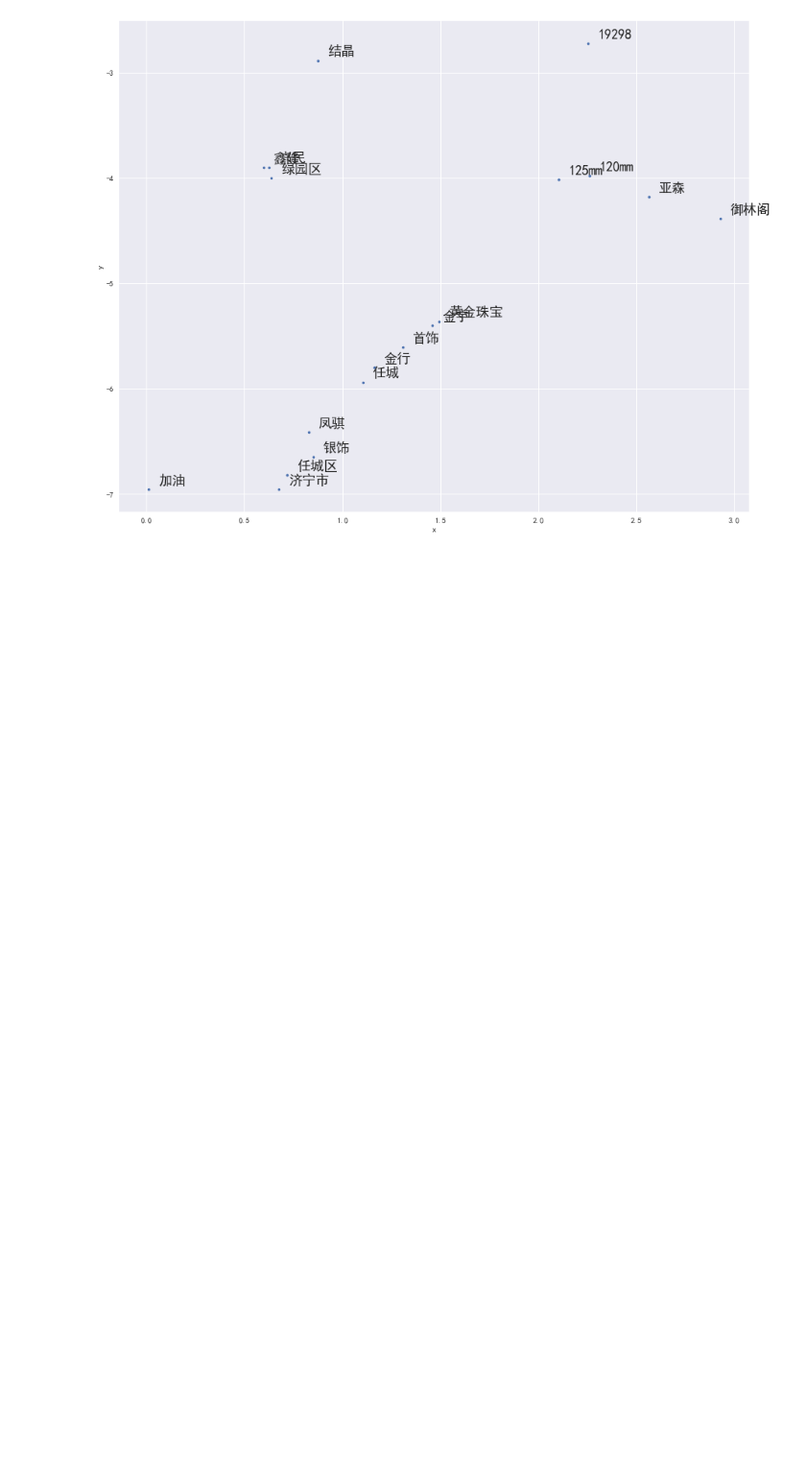
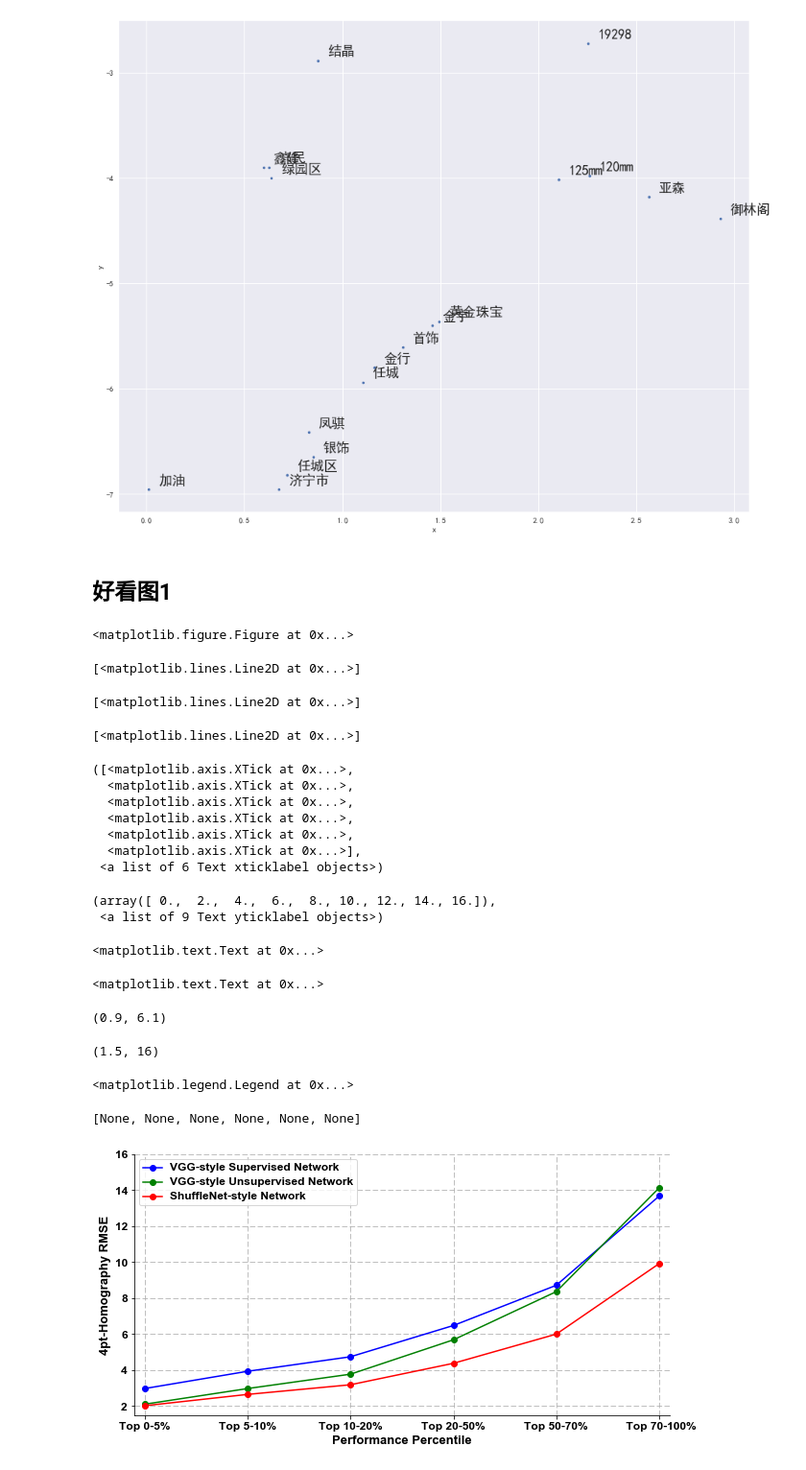
Before and after one commit to cyzLoveDream/bylw, a Jupyter notebook: jupyter/matplot.ipynb, the cells around one changed output. Shown: that part at 96% size. Saved outputs shown, nothing was run; the diff lists cells and outputs as text; code cells hidden in the pictures; blank space fills up the shorter version.

```diff
--- a/jupyter/matplot.ipynb
+++ b/jupyter/matplot.ipynb
@@ -74,3 +74,5 @@ plot_region(x_bounds=(0, 3), y_bounds=(-7.5, -2.5))
 plt.show()
 # %% [output]
 [figure]
+# %% [markdown]
+## 好看图1
@@ -76,0 +83,58 @@ plt.show()
+# %%
+plt.rcParams['font.sans-serif'] = ['Arial']  # 如果要显示中文字体,则在此处设为：SimHei
+plt.rcParams['axes.unicode_minus'] = False  # 显示负号
+x = np.array([1, 2, 3, 4, 5, 6])
+VGG_supervised = np.array([2.9749694, 3.9357018, 4.7440844, 6.482254, 8.720203, 13.687582])
+VGG_unsupervised = np.array([2.1044724, 2.9757383, 3.7754183, 5.686206, 8.367847, 14.144531])
+ourNetwork = np.array([2.0205495, 2.6509762, 3.1876223, 4.380781, 6.004548, 9.9298])
+# label在图示(legend)中显示。若为数学公式,则最好在字符串前后添加"$"符号
+# color：b:blue、g:green、r:red、c:cyan、m:magenta、y:yellow、k:black、w:white、、、
+# 线型：-  --   -.  :    ,
+# marker：.  ,   o   v    <    *    +    1
+plt.figure(figsize=(10, 5))
+plt.grid(linestyle="--")  # 设置背景网格线为虚线
+ax = plt.gca()
+ax.spines['top'].set_visible(False)  # 去掉上边框
+ax.spines['right'].set_visible(False)  # 去掉右边框
+
+plt.plot(x, VGG_supervised, marker='o', color="blue", label="VGG-style Supervised Network", linewidth=1.5)
+plt.plot(x, VGG_unsupervised, marker='o', color="green", label="VGG-style Unsupervised Network", linewidth=1.5)
+plt.plot(x, ourNetwork, marker='o', color="red", label="ShuffleNet-style Network", linewidth=1.5)
+
+group_labels = ['Top 0-5%', 'Top 5-10%', 'Top 10-20%', 'Top 20-50%', 'Top 50-70%', ' Top 70-100%']  # x轴刻度的标识
+plt.xticks(x, group_labels, fontsize=12, fontweight='bold')  # 默认字体大小为10
+plt.yticks(fontsize=12, fontweight='bold')
+# plt.title("example", fontsize=12, fontweight='bold')  # 默认字体大小为12
+plt.xlabel("Performance Percentile", fontsize=13, fontweight='bold')
+plt.ylabel("4pt-Homography RMSE", fontsize=13, fontweight='bold')
+plt.xlim(0.9, 6.1)  # 设置x轴的范围
+plt.ylim(1.5, 16)
+# plt.legend()          #显示各曲线的图例
+plt.legend(loc=0, numpoints=1)
+leg = plt.gca().get_legend()
+ltext = leg.get_texts()
+plt.setp(ltext, fontsize=12, fontweight='bold')  # 设置图例字体的大小和粗细
+
+# plt.savefig('./filename.svg', format='svg')  # 建议保存为svg格式,再用inkscape转为矢量图emf后插入word中
+plt.show()
+# %% [output]
+<matplotlib.figure.Figure at 0x...>
+[<matplotlib.lines.Line2D at 0x...>]
+[<matplotlib.lines.Line2D at 0x...>]
+[<matplotlib.lines.Line2D at 0x...>]
+([<matplotlib.axis.XTick at 0x...>,
+  <matplotlib.axis.XTick at 0x...>,
+  <matplotlib.axis.XTick at 0x...>,
+  <matplotlib.axis.XTick at 0x...>,
+  <matplotlib.axis.XTick at 0x...>,
+  <matplotlib.axis.XTick at 0x...>],
+ <a list of 6 Text xticklabel objects>)
+(array([ 0.,  2.,  4.,  6.,  8., 10., 12., 14., 16.]),
+ <a list of 9 Text yticklabel objects>)
+<matplotlib.text.Text at 0x...>
+<matplotlib.text.Text at 0x...>
+(0.9, 6.1)
+(1.5, 16)
+<matplotlib.legend.Legend at 0x...>
+[None, None, None, None, None, None]
+[figure, added]
```
Also changed, not shown: parts of 1 cell of this notebook.
